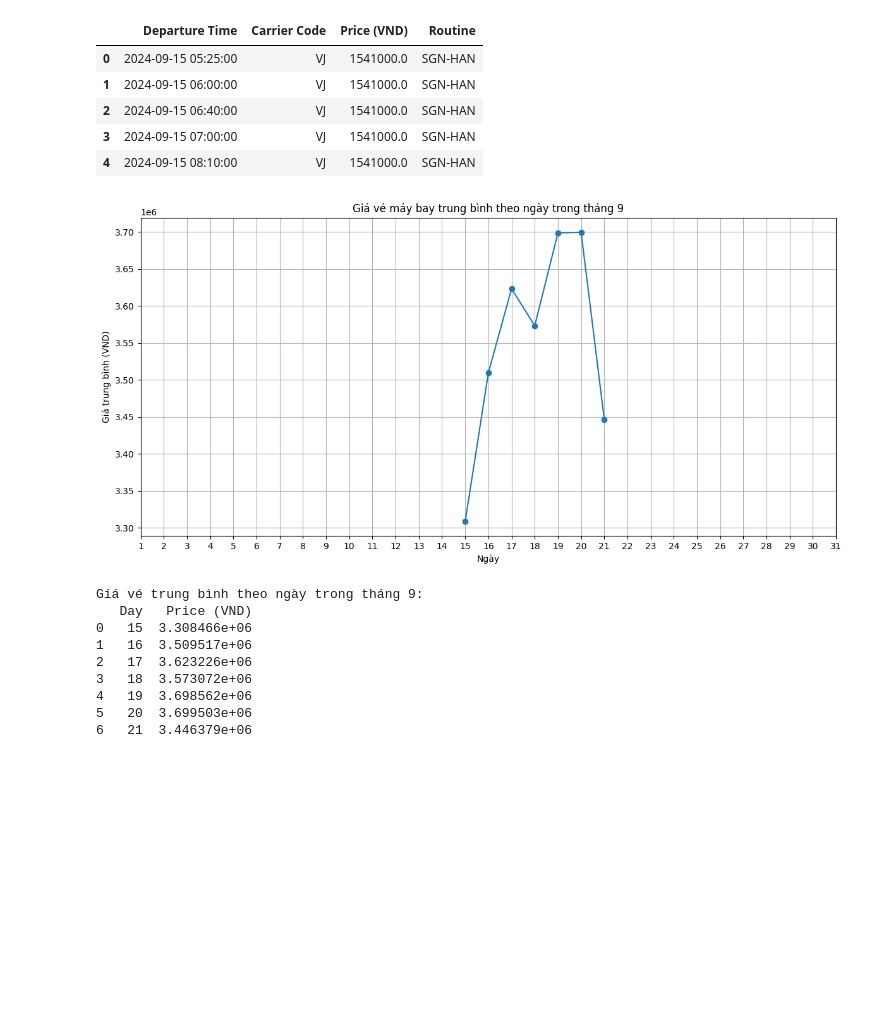
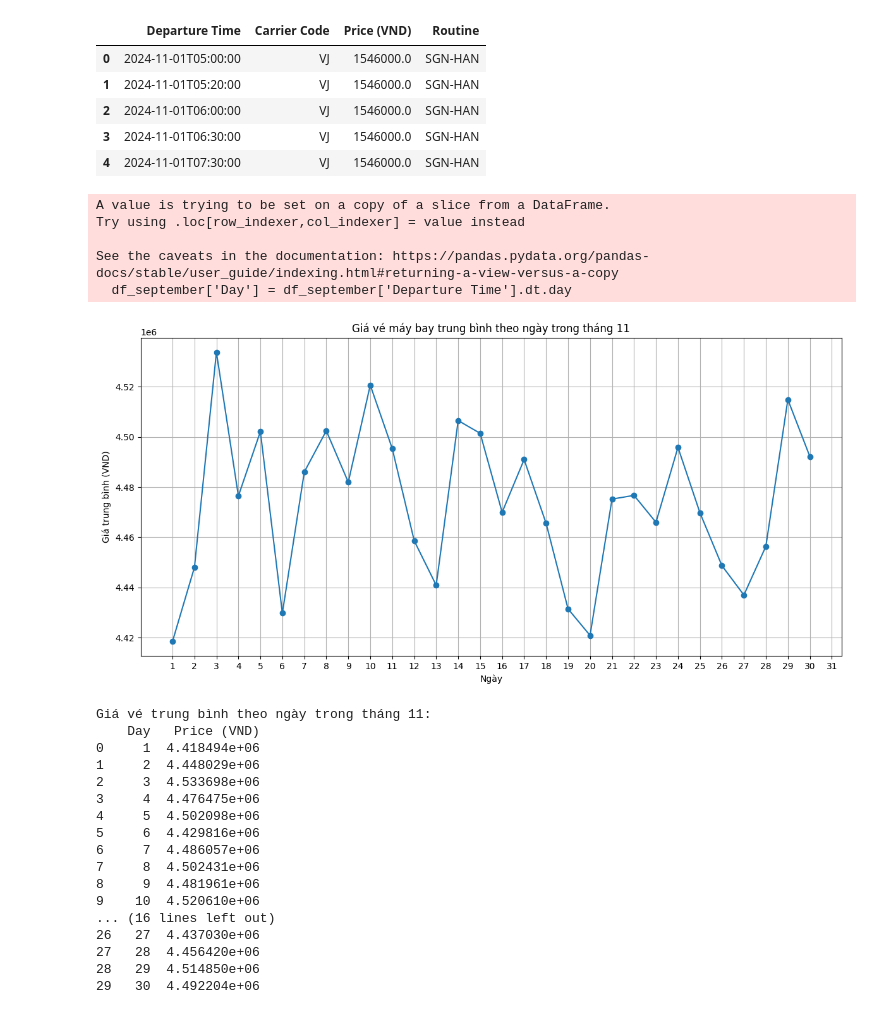
Before and after one commit to dinhgia2106/Flight-Price-Predict, a Jupyter notebook: data_visualization.ipynb, the cells around one changed output. Cells and saved outputs as stored; diff of their text form; code cells hidden in the pictures; blank space fills up the shorter version.

```diff
--- a/data_visualization.ipynb
+++ b/data_visualization.ipynb
@@ -1,7 +1,7 @@
 # %%
 import pandas as pd
 
-df = pd.read_csv('./flight_data_processed.csv')
+df = pd.read_csv('./data/november_raw_data.csv')
 
 print(df.tail())
 # %% [output]
@@ -26,47 +26,60 @@ df = df.drop(columns=['Flight Number', 'Duration', 'Departure Airport', 'Arrival
 df.head()
 # %% [output]
 |  | Departure Time | Carrier Code | Price (VND) | Routine |
-| 0 | 2024-09-15 05:25:00 | VJ | 1541000.0 | SGN-HAN |
-| 1 | 2024-09-15 06:00:00 | VJ | 1541000.0 | SGN-HAN |
-| 2 | 2024-09-15 06:40:00 | VJ | 1541000.0 | SGN-HAN |
-| 3 | 2024-09-15 07:00:00 | VJ | 1541000.0 | SGN-HAN |
-| 4 | 2024-09-15 08:10:00 | VJ | 1541000.0 | SGN-HAN |
+| 0 | 2024-11-01T05:00:00 | VJ | 1546000.0 | SGN-HAN |
+| 1 | 2024-11-01T05:20:00 | VJ | 1546000.0 | SGN-HAN |
+| 2 | 2024-11-01T06:00:00 | VJ | 1546000.0 | SGN-HAN |
+| 3 | 2024-11-01T06:30:00 | VJ | 1546000.0 | SGN-HAN |
+| 4 | 2024-11-01T07:30:00 | VJ | 1546000.0 | SGN-HAN |
 # %%
 import matplotlib.pyplot as plt
 
 # Chuyển đổi cột 'Departure Time' thành định dạng datetime nếu chưa được chuyển đổi
 df['Departure Time'] = pd.to_datetime(df['Departure Time'])
 
 # Lọc dữ liệu cho tháng 9
-df_september = df[df['Departure Time'].dt.month == 9]
+df_september = df[df['Departure Time'].dt.month == 11]
 
 # Tạo cột mới 'Day' để lưu trữ ngày của chuyến bay
 df_september['Day'] = df_september['Departure Time'].dt.day
 
 # Tính giá trung bình theo ngày
 daily_avg_price = df_september.groupby('Day')['Price (VND)'].mean().reset_index()
 
 # Vẽ biểu đồ
 plt.figure(figsize=(12, 6))
 plt.plot(daily_avg_price['Day'], daily_avg_price['Price (VND)'], marker='o')
-plt.title('Giá vé máy bay trung bình theo ngày trong tháng 9')
+plt.title('Giá vé máy bay trung bình theo ngày trong tháng 11')
 plt.xlabel('Ngày')
 plt.ylabel('Giá trung bình (VND)')
 plt.xticks(range(1, 32))
 plt.grid(True)
 plt.tight_layout()
 plt.show()
 
-print("Giá vé trung bình theo ngày trong tháng 9:")
+print("Giá vé trung bình theo ngày trong tháng 11:")
 print(daily_avg_price)
 # %% [output]
+A value is trying to be set on a copy of a slice from a DataFrame.
+Try using .loc[row_indexer,col_indexer] = value instead
+
+See the caveats in the documentation: https://pandas.pydata.org/pandas-docs/stable/user_guide/indexing.html#returning-a-view-versus-a-copy
+  df_september['Day'] = df_september['Departure Time'].dt.day
-[figure, old version]
+[figure, new version]
-Giá vé trung bình theo ngày trong tháng 9:
-   Day   Price (VND)
-0   15  3.308466e+06
-1   16  3.509517e+06
-2   17  3.623226e+06
-3   18  3.573072e+06
-4   19  3.698562e+06
-5   20  3.699503e+06
-6   21  3.446379e+06
+Giá vé trung bình theo ngày trong tháng 11:
+    Day   Price (VND)
+0     1  4.418494e+06
+1     2  4.448029e+06
+2     3  4.533698e+06
+3     4  4.476475e+06
+4     5  4.502098e+06
+5     6  4.429816e+06
+6     7  4.486057e+06
+7     8  4.502431e+06
+8     9  4.481961e+06
+9    10  4.520610e+06
+... (16 lines left out)
+26   27  4.437030e+06
+27   28  4.456420e+06
+28   29  4.514850e+06
+29   30  4.492204e+06
```
Also changed, not shown: parts of 6 cells of this notebook.
